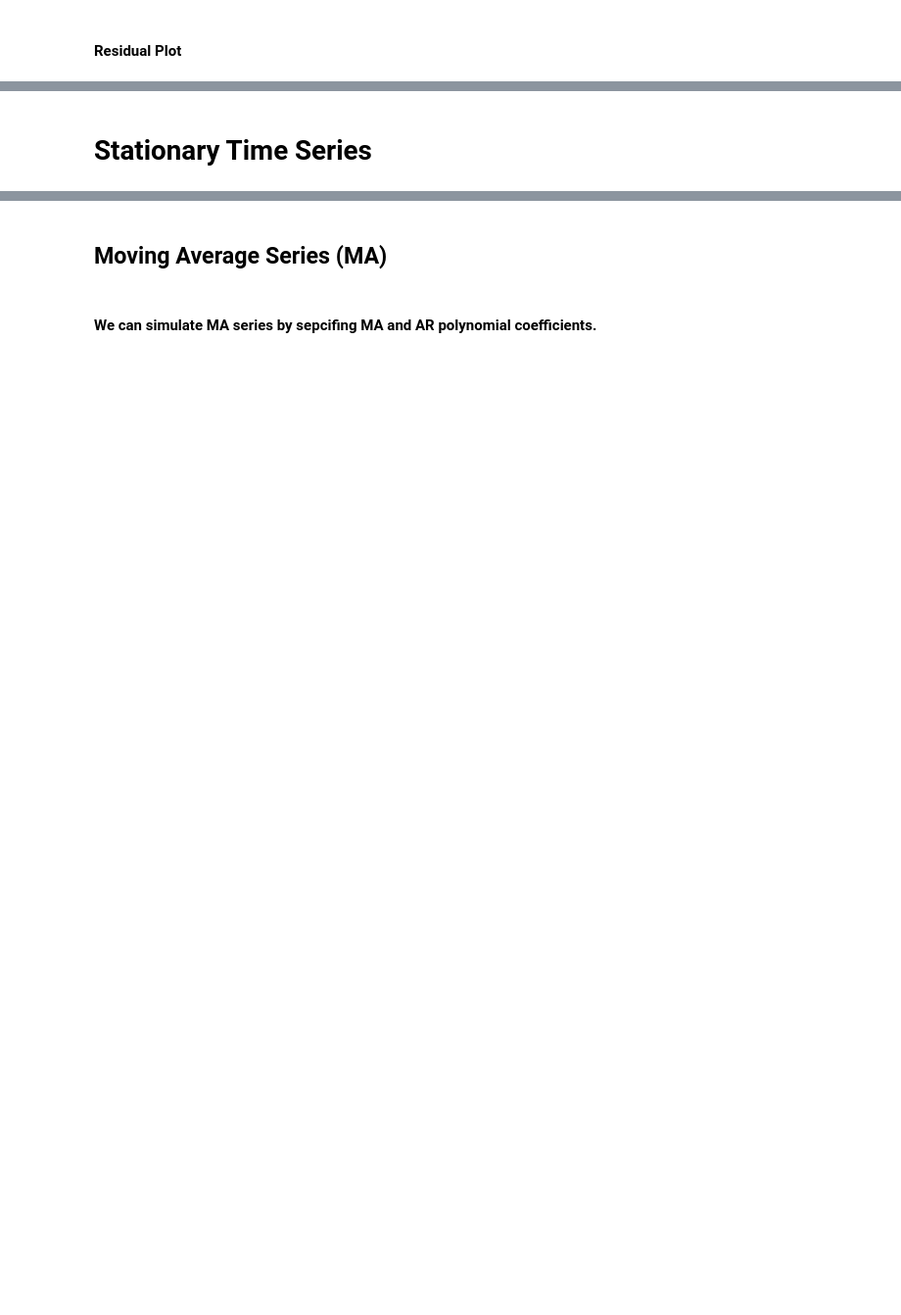
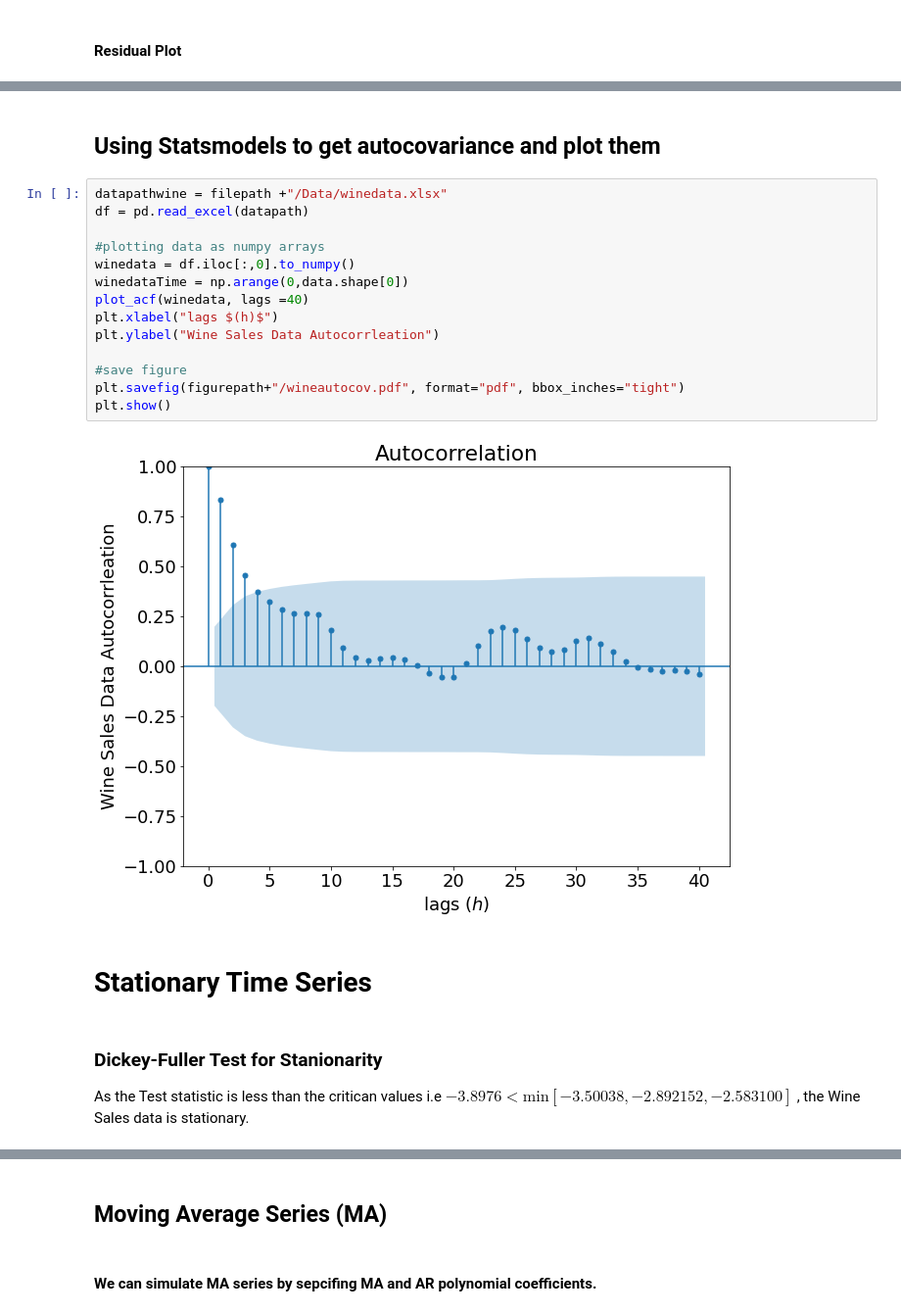
Before and after one commit to YassYe/Deeplearning-Workshops-FYP, a Jupyter notebook: Project2/TimeSeriesProject.ipynb, the cells around one changed output, grey strips where cells are left out. Shown: that part at 98% size. Cells and saved outputs as stored; diff of their text form; blank space fills up the shorter version.

```diff
--- a/Project2/TimeSeriesProject.ipynb
+++ b/Project2/TimeSeriesProject.ipynb
@@ -92,2 +96,23 @@ plt.show()
+# %% [markdown]
+## Using Statsmodels to get autocovariance and plot them
+# %%
+datapathwine = filepath +"/Data/winedata.xlsx"
+df = pd.read_excel(datapath)
+
+#plotting data as numpy arrays
+winedata = df.iloc[:,0].to_numpy()
+winedataTime = np.arange(0,data.shape[0])
+plot_acf(winedata, lags =40)
+plt.xlabel("lags $(h)$")
+plt.ylabel("Wine Sales Data Autocorrleation")
+
+#save figure
+plt.savefig(figurepath+"/wineautocov.pdf", format="pdf", bbox_inches="tight")
+plt.show()
+# %% [output]
+[figure, added]
 # %% [markdown]
 # Stationary Time Series
+# %% [markdown]
+### Dickey-Fuller Test for Stanionarity
+As the Test statistic is less than the critican values i.e $-3.8976 < \text{min}[-3.50038, -2.892152, -2.583100]$ , the Wine Sales data is stationary.
```
Also changed, not shown: parts of 32 cells of this notebook, 12 other files.
